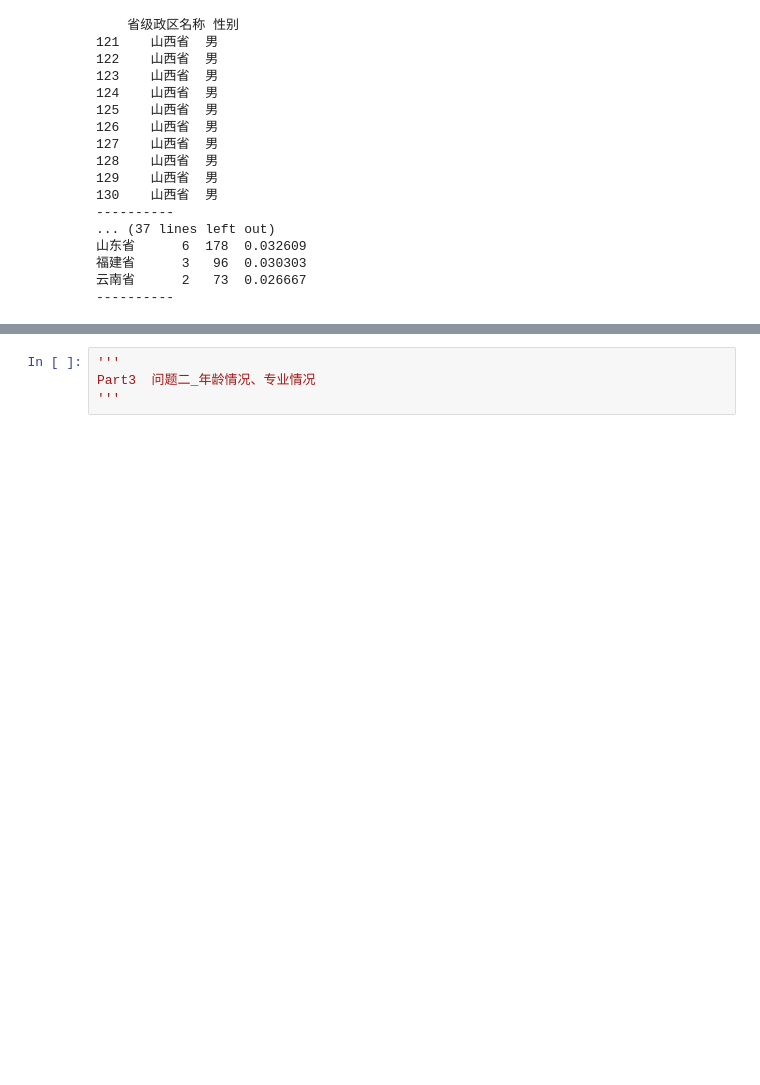
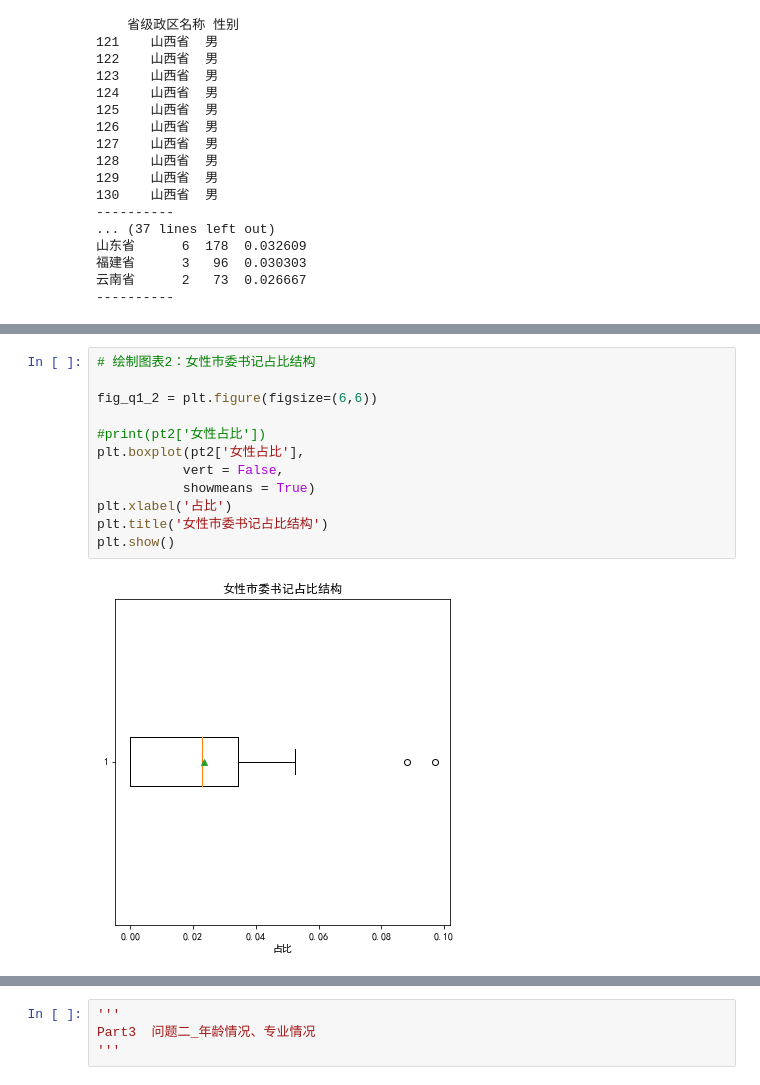
Before and after one commit to Mocha-Pudding/Python-DataAnalysis, a Jupyter notebook: Demo_BecomeALeader/【个人笔记】F02_案例一_成为领导的秘诀.ipynb, the cells around one changed output, grey strips where cells are left out. Drawn from its saved outputs; the diff is of its cells as text; blank space fills up the shorter version.

```diff
--- a/Demo_BecomeALeader/【个人笔记】F02_案例一_成为领导的秘诀.ipynb
+++ b/Demo_BecomeALeader/【个人笔记】F02_案例一_成为领导的秘诀.ipynb
@@ -175,0 +192,14 @@ print('----------')
+# %%
+# 绘制图表2：女性市委书记占比结构
+
+fig_q1_2 = plt.figure(figsize=(6,6))
+
+#print(pt2['女性占比'])
+plt.boxplot(pt2['女性占比'],
+           vert = False,
+           showmeans = True)
+plt.xlabel('占比')
+plt.title('女性市委书记占比结构')
+plt.show()
+# %% [output]
+[figure, added]
```
Also changed, not shown: parts of 5 cells of this notebook.
